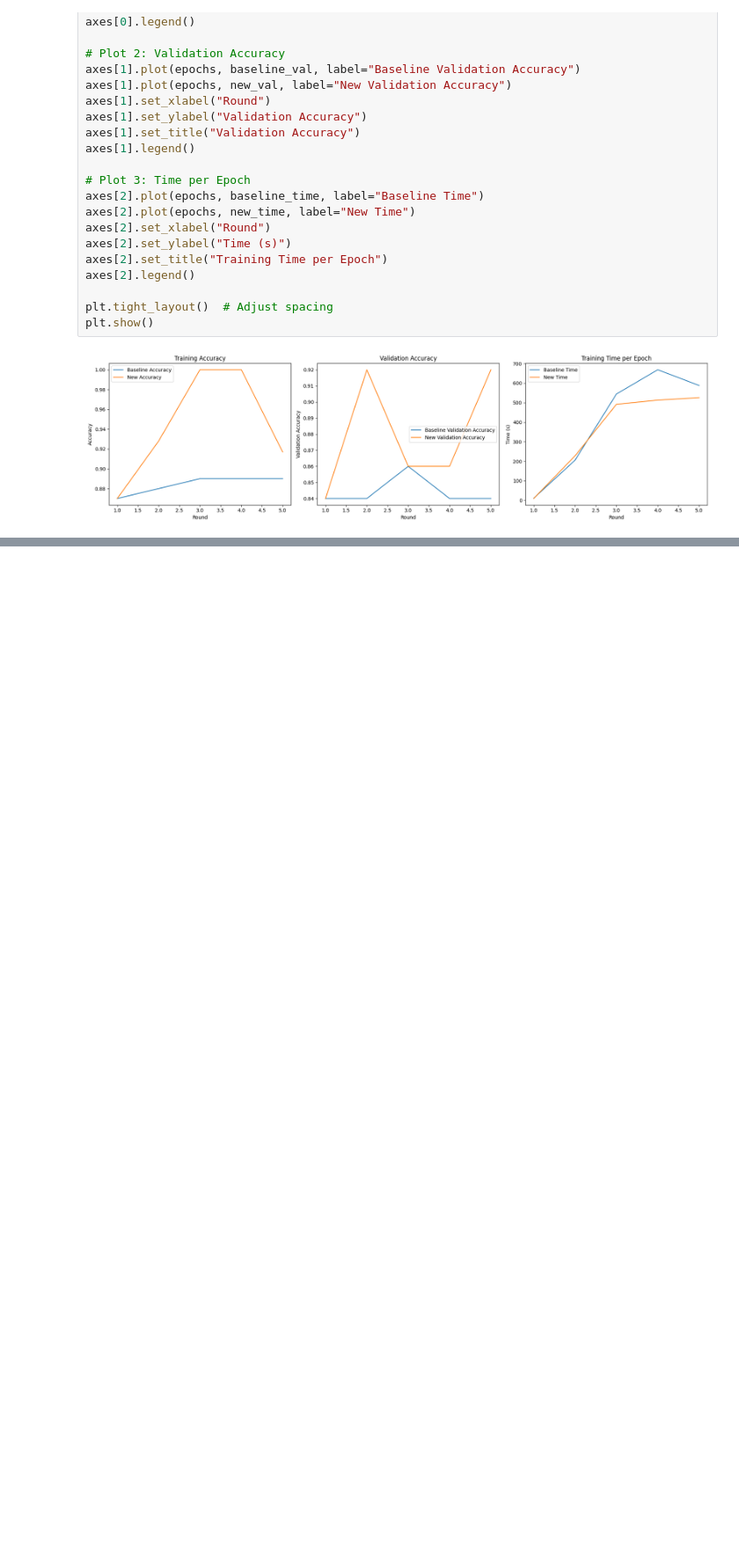
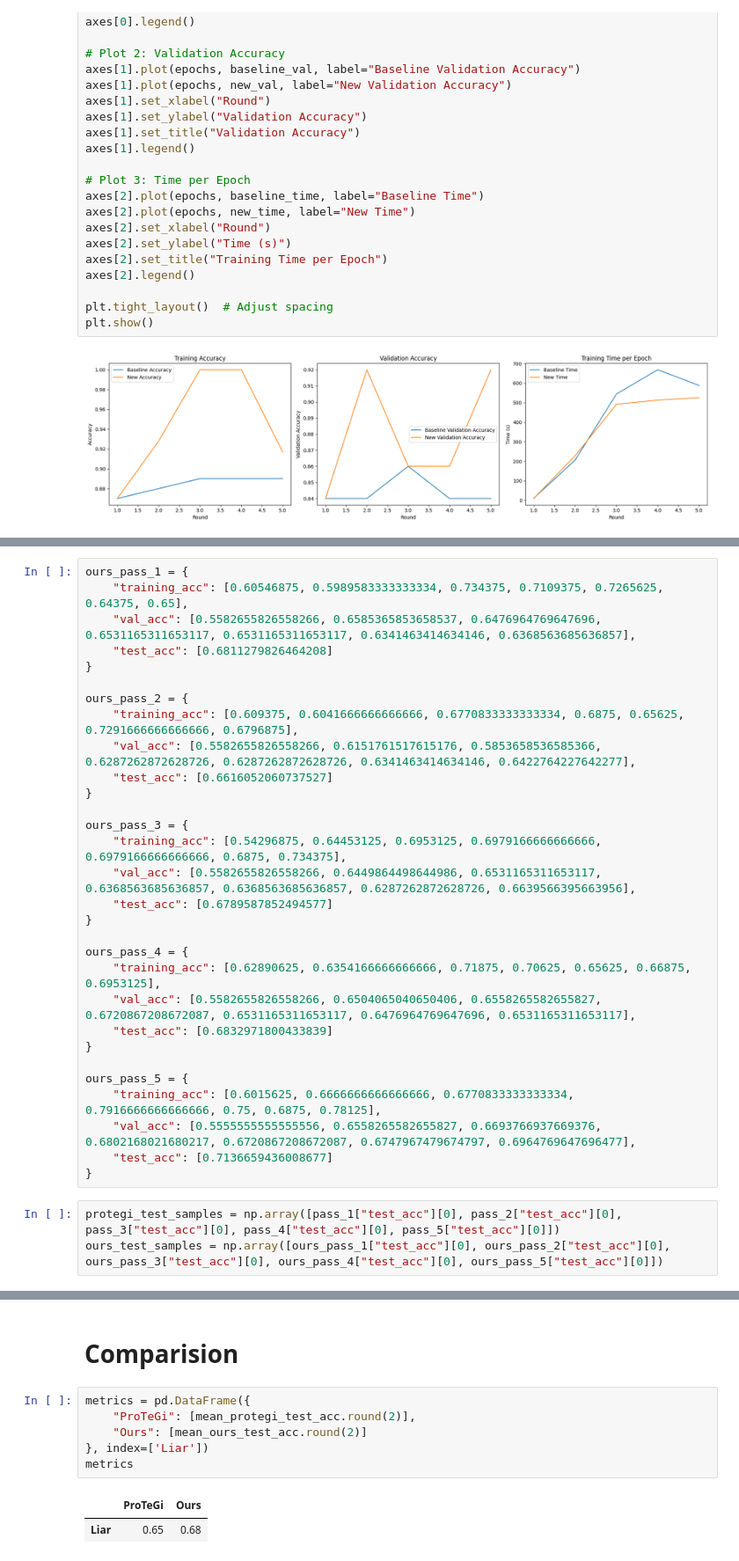
Before and after one commit to viet2005-68/APO, a Jupyter notebook: sample.ipynb, the cells around one changed output, grey strips where cells are left out. Shown at 88% size. Cells and saved outputs as stored; diff of their text form; blank space fills up the shorter version.

```diff
--- a/sample.ipynb
+++ b/sample.ipynb
@@ -90,0 +126,33 @@ plt.show()
+# %%
+ours_pass_1 = {
+    "training_acc": [0.60546875, 0.5989583333333334, 0.734375, 0.7109375, 0.7265625, 0.64375, 0.65],
+    "val_acc": [0.5582655826558266, 0.6585365853658537, 0.6476964769647696, 0.6531165311653117, 0.6531165311653117, 0.6341463414634146, 0.6368563685636857],
+    "test_acc": [0.6811279826464208]
+}
+
+ours_pass_2 = {
+    "training_acc": [0.609375, 0.6041666666666666, 0.6770833333333334, 0.6875, 0.65625, 0.7291666666666666, 0.6796875],
+    "val_acc": [0.5582655826558266, 0.6151761517615176, 0.5853658536585366, 0.6287262872628726, 0.6287262872628726, 0.6341463414634146, 0.6422764227642277],
+    "test_acc": [0.6616052060737527]
+}
+
+ours_pass_3 = {
+    "training_acc": [0.54296875, 0.64453125, 0.6953125, 0.6979166666666666, 0.6979166666666666, 0.6875, 0.734375],
+    "val_acc": [0.5582655826558266, 0.6449864498644986, 0.6531165311653117, 0.6368563685636857, 0.6368563685636857, 0.6287262872628726, 0.6639566395663956],
+    "test_acc": [0.6789587852494577]
+}
+
+ours_pass_4 = {
+    "training_acc": [0.62890625, 0.6354166666666666, 0.71875, 0.70625, 0.65625, 0.66875, 0.6953125],
+    "val_acc": [0.5582655826558266, 0.6504065040650406, 0.6558265582655827, 0.6720867208672087, 0.6531165311653117, 0.6476964769647696, 0.6531165311653117],
+    "test_acc": [0.6832971800433839]
+}
+
+ours_pass_5 = {
+    "training_acc": [0.6015625, 0.6666666666666666, 0.6770833333333334, 0.7916666666666666, 0.75, 0.6875, 0.78125],
+    "val_acc": [0.5555555555555556, 0.6558265582655827, 0.6693766937669376, 0.6802168021680217, 0.6720867208672087, 0.6747967479674797, 0.6964769647696477],
+    "test_acc": [0.7136659436008677]
+}
+# %%
+protegi_test_samples = np.array([pass_1["test_acc"][0], pass_2["test_acc"][0], pass_3["test_acc"][0], pass_4["test_acc"][0], pass_5["test_acc"][0]])
+ours_test_samples = np.array([ours_pass_1["test_acc"][0], ours_pass_2["test_acc"][0], ours_pass_3["test_acc"][0], ours_pass_4["test_acc"][0], ours_pass_5["test_acc"][0]])
@@ -90,0 +234,11 @@ plt.show()
+# %% [markdown]
+# Comparision
+# %%
+metrics = pd.DataFrame({
+    "ProTeGi": [mean_protegi_test_acc.round(2)],
+    "Ours": [mean_ours_test_acc.round(2)]
+}, index=['Liar'])
+metrics
+# %% [output]
+|  | ProTeGi | Ours |
+| Liar | 0.65 | 0.68 |
```
Also changed, not shown: parts of 9 cells of this notebook, 4 other files.
